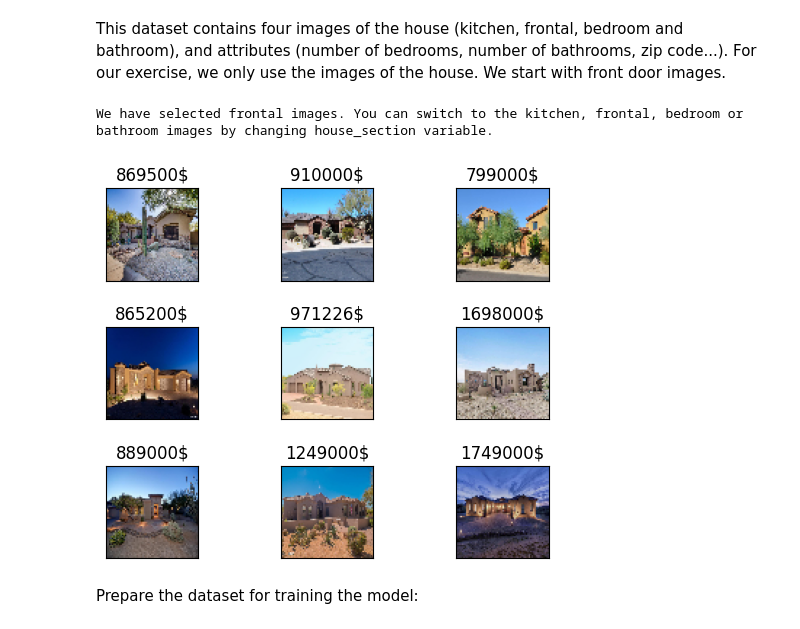
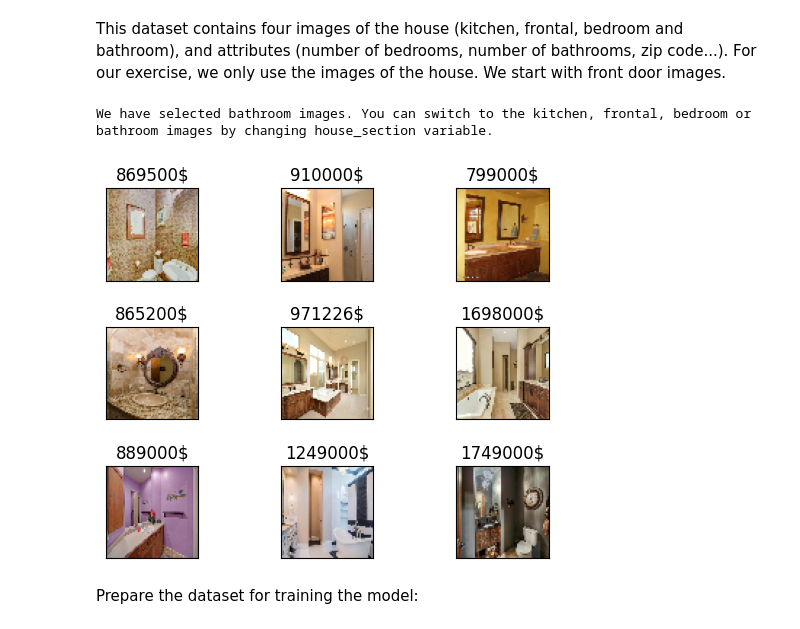
Before and after one commit to Utsav254/deep-learning-course, a Jupyter notebook: 02_CNN_Introduction.ipynb, the cells around one changed output. Drawn from its saved outputs; the diff is of its cells as text; code cells hidden in the pictures.

```diff
--- a/02_CNN_Introduction.ipynb
+++ b/02_CNN_Introduction.ipynb
@@ -777,37 +781,37 @@ import cv2
 import numpy as np
 import matplotlib.pyplot as plt
 
-house_section = 'frontal' # select between: kitchen, frontal, bedroom or bathroom
+house_section = 'bathroom' # select between: kitchen, frontal, bedroom or bathroom
 print('We have selected {} images. You can switch to the kitchen, frontal, bedroom or bathroom images by changing house_section variable.'.format(house_section))
 images = []
 for i_im in range(1, 536):
   image = cv2.imread(str(i_im)+'_'+house_section+'.jpg')
   image = cv2.resize(image, (64, 64))
   images.append(image)
 
 labels = []
 f = open('HousesInfo.txt', "r")
 for x in f:
   label = (x).split(' ')[-1].split('\n')[0]
   labels.append(label)
 
 # Let's visualize some examples
 N=3
 start_val = 0 # pick an element for the code to plot the following N**2 values
 fig, axes = plt.subplots(N,N)
 for row in range(N):
   for col in range(N):
     idx = start_val+row+N*col
     tmp = cv2.cvtColor(images[idx],cv2.COLOR_BGR2RGB)
     axes[row,col].imshow(tmp, cmap='gray')
     fig.subplots_adjust(hspace=0.5)
     target = int(labels[idx])
     axes[row,col].set_title(str(target) + '$')
     axes[row,col].set_xticks([])
     axes[row,col].set_yticks([])
 # %% [output]
-We have selected frontal images. You can switch to the kitchen, frontal, bedroom or bathroom images by changing house_section variable.
+We have selected bathroom images. You can switch to the kitchen, frontal, bedroom or bathroom images by changing house_section variable.
-[figure, old version]
+[figure, new version]
 # %% [markdown]
 Prepare the dataset for training the model:
 # %%
```
Also changed, not shown: parts of 14 cells of this notebook.
